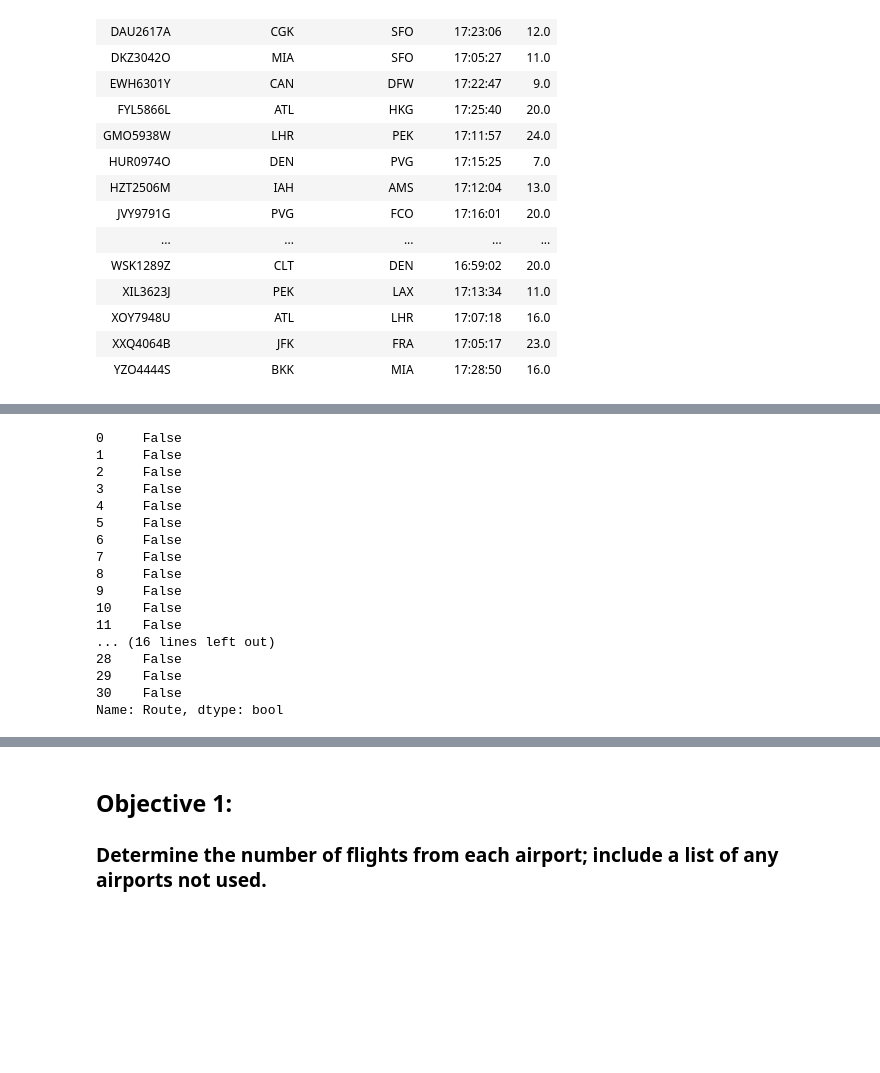
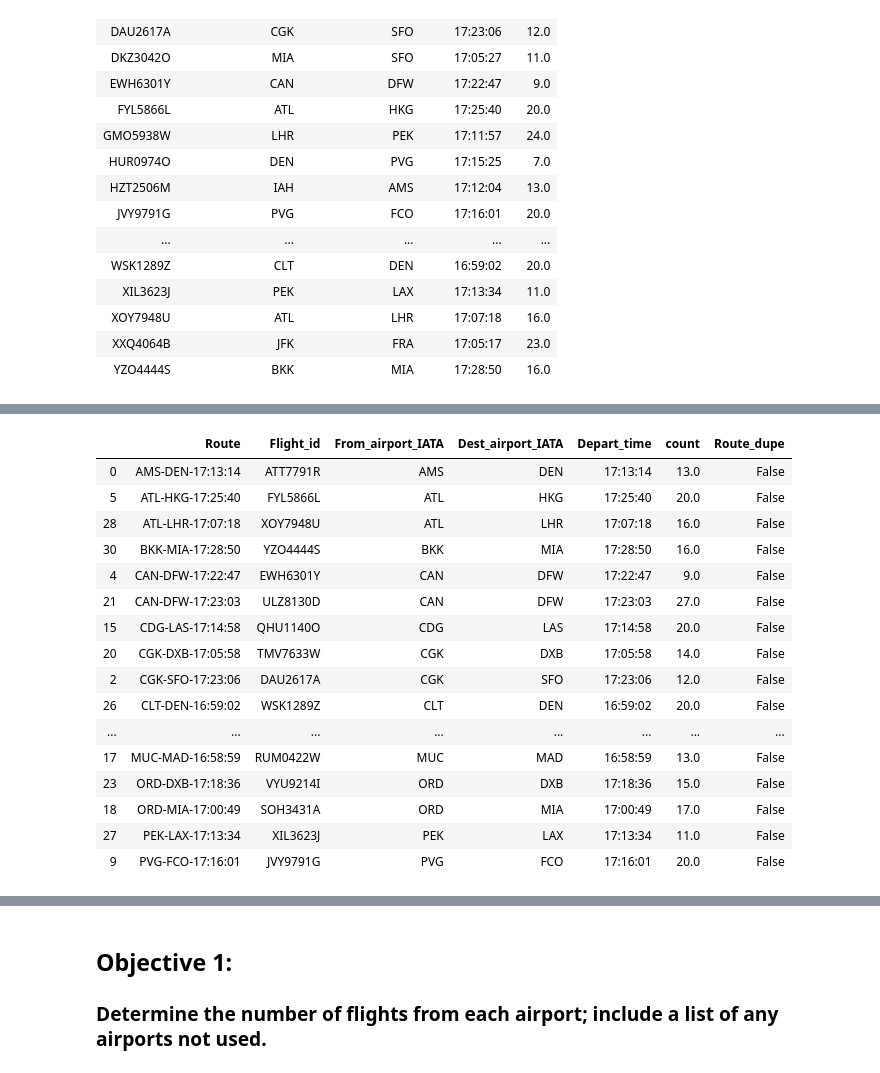
Before and after one commit to bloomfield-analysis/jk800839, a Jupyter notebook: CSMCC16 Flight Assignment JK800839.ipynb, the cells around one changed output, grey strips where cells are left out. Saved outputs shown, nothing was run; the diff lists cells and outputs as text; code cells hidden in the pictures; blank space fills up the shorter version.

Commit message:
Flights deduped

```diff
--- a/CSMCC16 Flight Assignment JK800839.ipynb
+++ b/CSMCC16 Flight Assignment JK800839.ipynb
@@ -247,6 +247,3 @@ flight_only_data
 flight_only_data.reset_index(inplace=True)
 # %%
 flight_only_data['Route'] = flight_only_data['From_airport_IATA']+'-' + flight_only_data['Dest_airport_IATA']+'-' + flight_only_data['Depart_time']
-# %%
-flight_only_data=flight_only_data.set_index('Route')
-flight_only_data.sort_index()
@@ -272,22 +250,23 @@ flight_only_data.sort_index()
-# %%
-flight_only_data.reset_index(inplace=True)
-# %%
-flight_only_data['Route'].duplicated()
-# %% [output]
-0     False
-1     False
-2     False
-3     False
-4     False
-5     False
-6     False
-7     False
-8     False
-9     False
-10    False
-11    False
-... (16 lines left out)
-28    False
-29    False
-30    False
-Name: Route, dtype: bool
+# %%
+#sort, route in alpha-numeric order, count in descending (lowest value last)
+flight_only_data.sort_values(by=['Route','count']
+                             , ascending=[True,False]
+                             , na_position='first')
+# %% [output]
+|  | Route | Flight_id | From_airport_IATA | Dest_airport_IATA | Depart_time | count | Route_dupe |
+| 0 | AMS-DEN-17:13:14 | ATT7791R | AMS | DEN | 17:13:14 | 13.0 | False |
+| 5 | ATL-HKG-17:25:40 | FYL5866L | ATL | HKG | 17:25:40 | 20.0 | False |
+| 28 | ATL-LHR-17:07:18 | XOY7948U | ATL | LHR | 17:07:18 | 16.0 | False |
+| 30 | BKK-MIA-17:28:50 | YZO4444S | BKK | MIA | 17:28:50 | 16.0 | False |
+| 4 | CAN-DFW-17:22:47 | EWH6301Y | CAN | DFW | 17:22:47 | 9.0 | False |
+| 21 | CAN-DFW-17:23:03 | ULZ8130D | CAN | DFW | 17:23:03 | 27.0 | False |
+| 15 | CDG-LAS-17:14:58 | QHU1140O | CDG | LAS | 17:14:58 | 20.0 | False |
+| 20 | CGK-DXB-17:05:58 | TMV7633W | CGK | DXB | 17:05:58 | 14.0 | False |
+| 2 | CGK-SFO-17:23:06 | DAU2617A | CGK | SFO | 17:23:06 | 12.0 | False |
+| 26 | CLT-DEN-16:59:02 | WSK1289Z | CLT | DEN | 16:59:02 | 20.0 | False |
+| ... | ... | ... | ... | ... | ... | ... | ... |
+| 17 | MUC-MAD-16:58:59 | RUM0422W | MUC | MAD | 16:58:59 | 13.0 | False |
+| 23 | ORD-DXB-17:18:36 | VYU9214I | ORD | DXB | 17:18:36 | 15.0 | False |
+| 18 | ORD-MIA-17:00:49 | SOH3431A | ORD | MIA | 17:00:49 | 17.0 | False |
+| 27 | PEK-LAX-17:13:34 | XIL3623J | PEK | LAX | 17:13:34 | 11.0 | False |
+| 9 | PVG-FCO-17:16:01 | JVY9791G | PVG | FCO | 17:16:01 | 20.0 | False |
```
Also changed, not shown: parts of 3 cells of this notebook.
